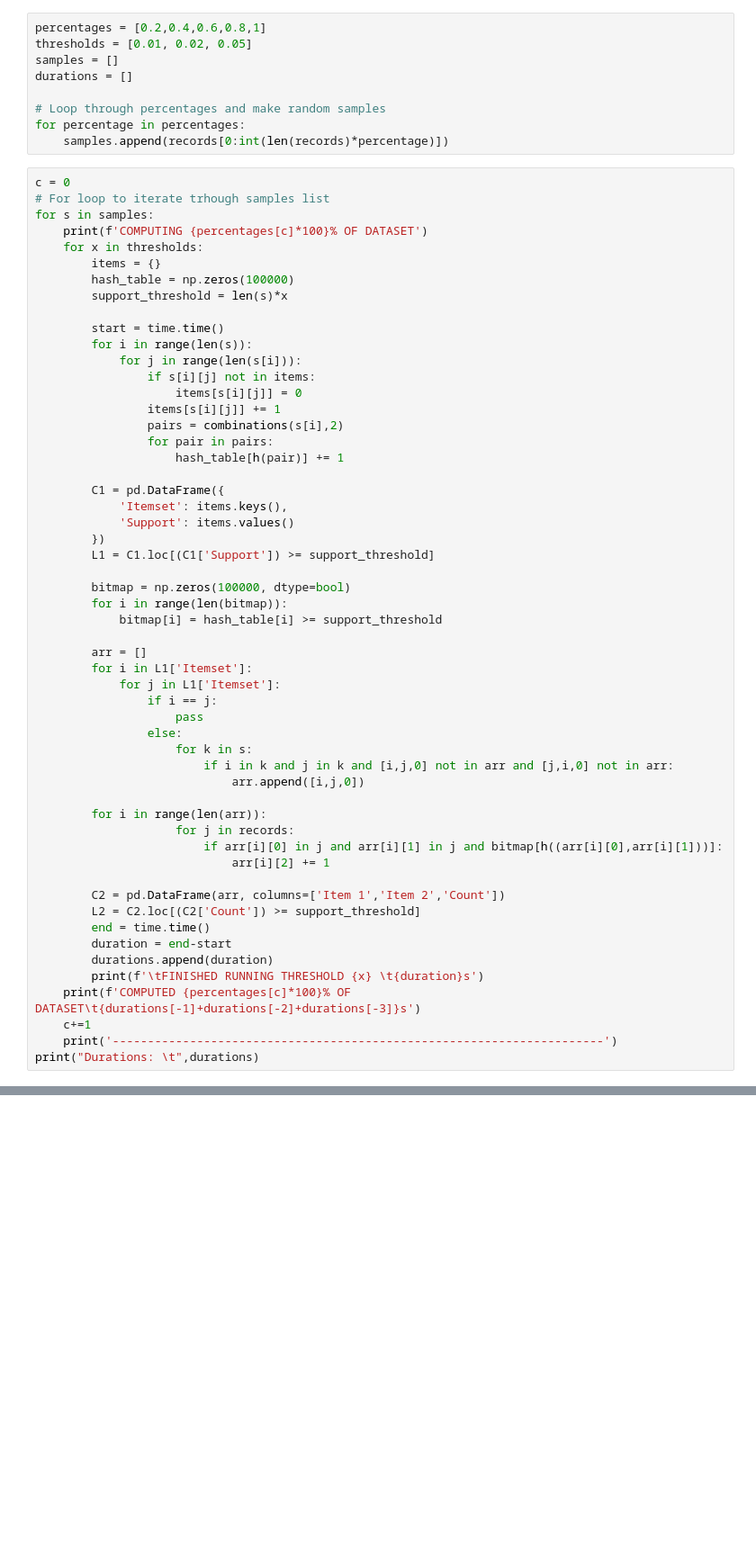
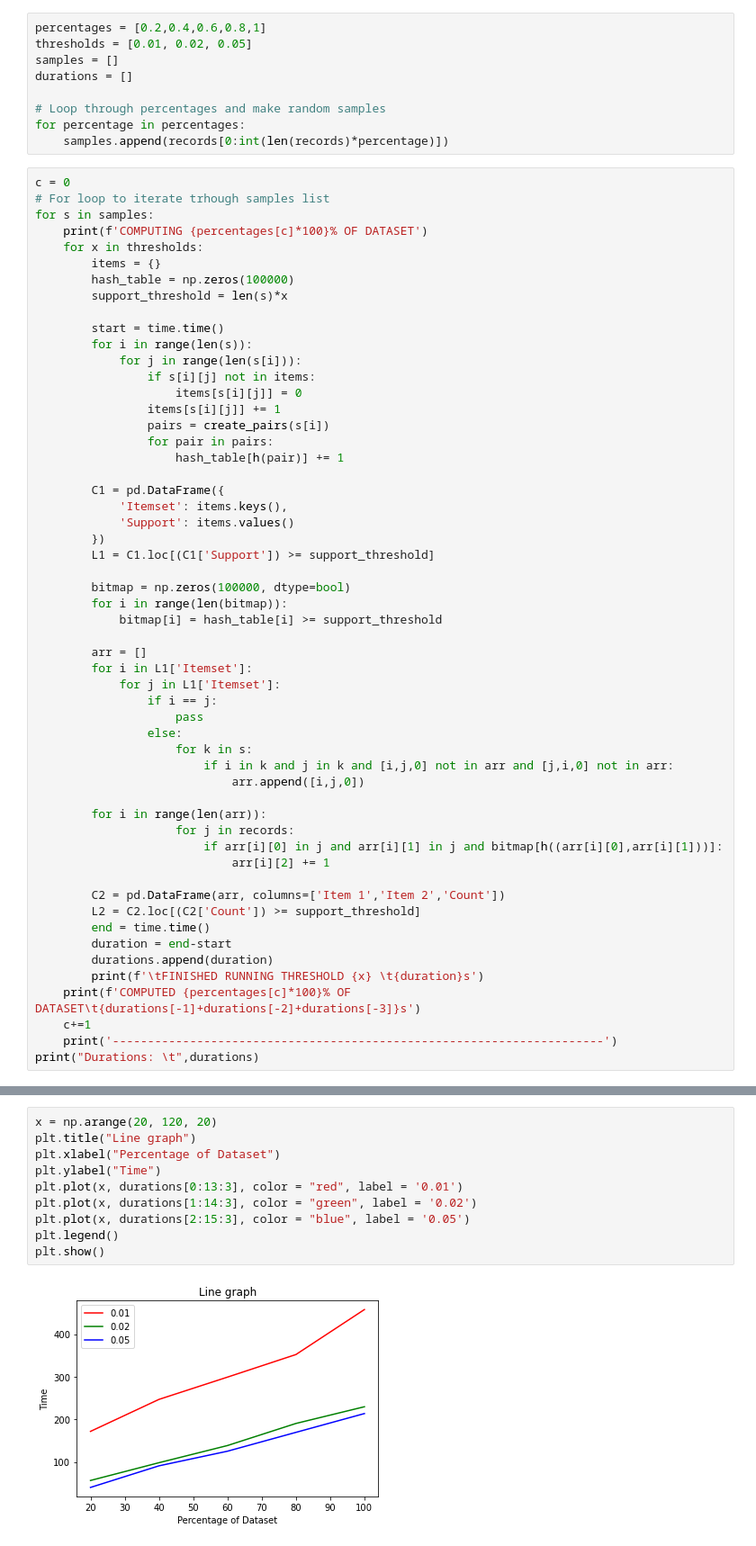
Before and after one commit to slyce233/BigDataAnalytics, a Jupyter notebook: pcy_implentation.ipynb, the cells around one changed output, grey strips where cells are left out. Shown: that part at 90% size. Drawn from its saved outputs; the diff is of its cells as text; blank space fills up the shorter version.

```diff
--- a/pcy_implentation.ipynb
+++ b/pcy_implentation.ipynb
@@ -45,7 +45,7 @@ for s in samples:
                 if s[i][j] not in items:
                     items[s[i][j]] = 0
                 items[s[i][j]] += 1
-                pairs = combinations(s[i],2)
+                pairs = create_pairs(s[i])
                 for pair in pairs:
                     hash_table[h(pair)] += 1
 
@@ -104,0 +105,12 @@ Durations:       [168.664705991745, 57.769309997558594, 38.4671151638031, 260.00
+# %%
+x = np.arange(20, 120, 20)
+plt.title("Line graph")
+plt.xlabel("Percentage of Dataset")
+plt.ylabel("Time")
+plt.plot(x, durations[0:13:3], color = "red", label = '0.01')
+plt.plot(x, durations[1:14:3], color = "green", label = '0.02')
+plt.plot(x, durations[2:15:3], color = "blue", label = '0.05')
+plt.legend()
+plt.show()
+# %% [output]
+[figure, added]
```
Also changed, not shown: parts of 2 cells of this notebook, 5 other files.
